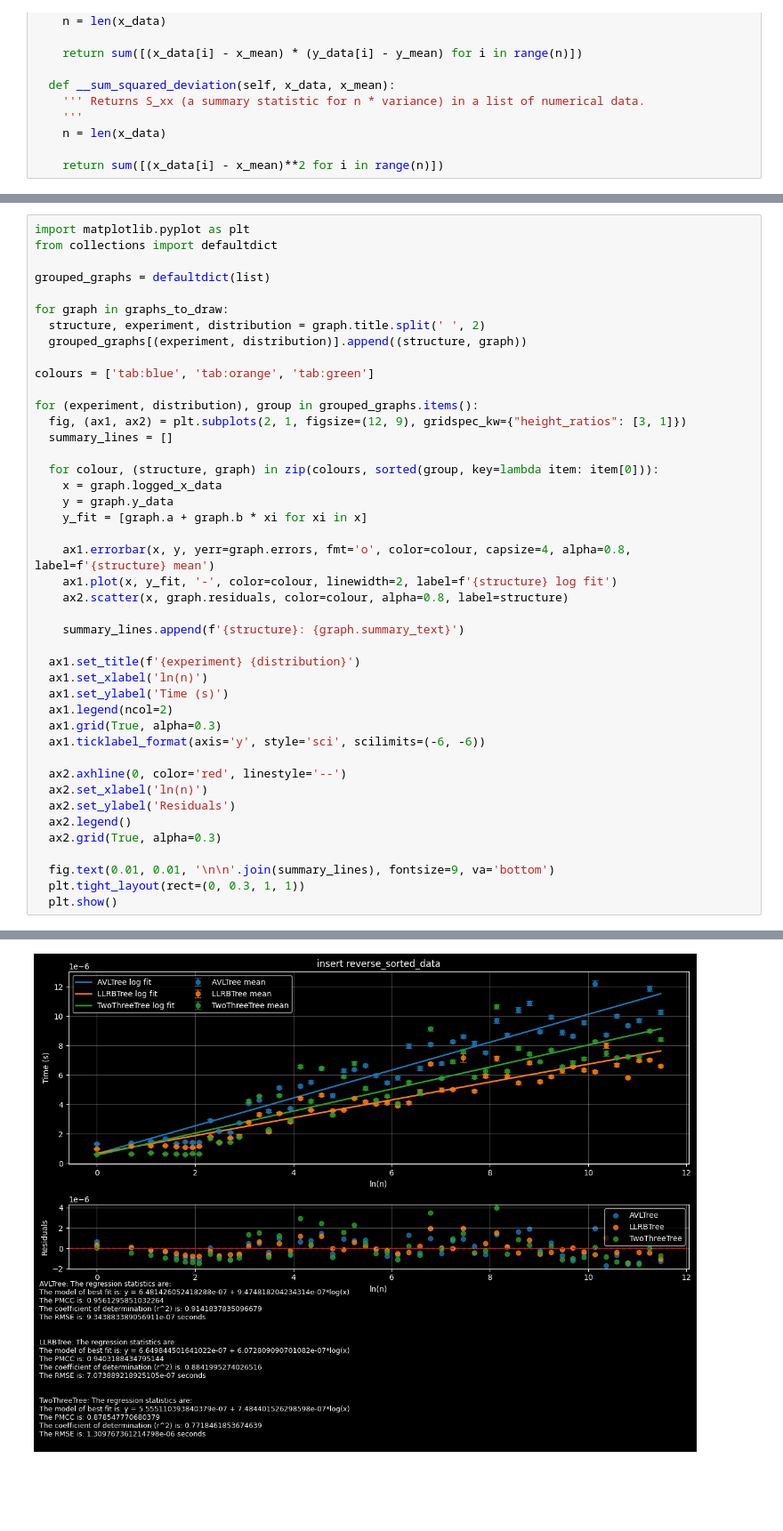
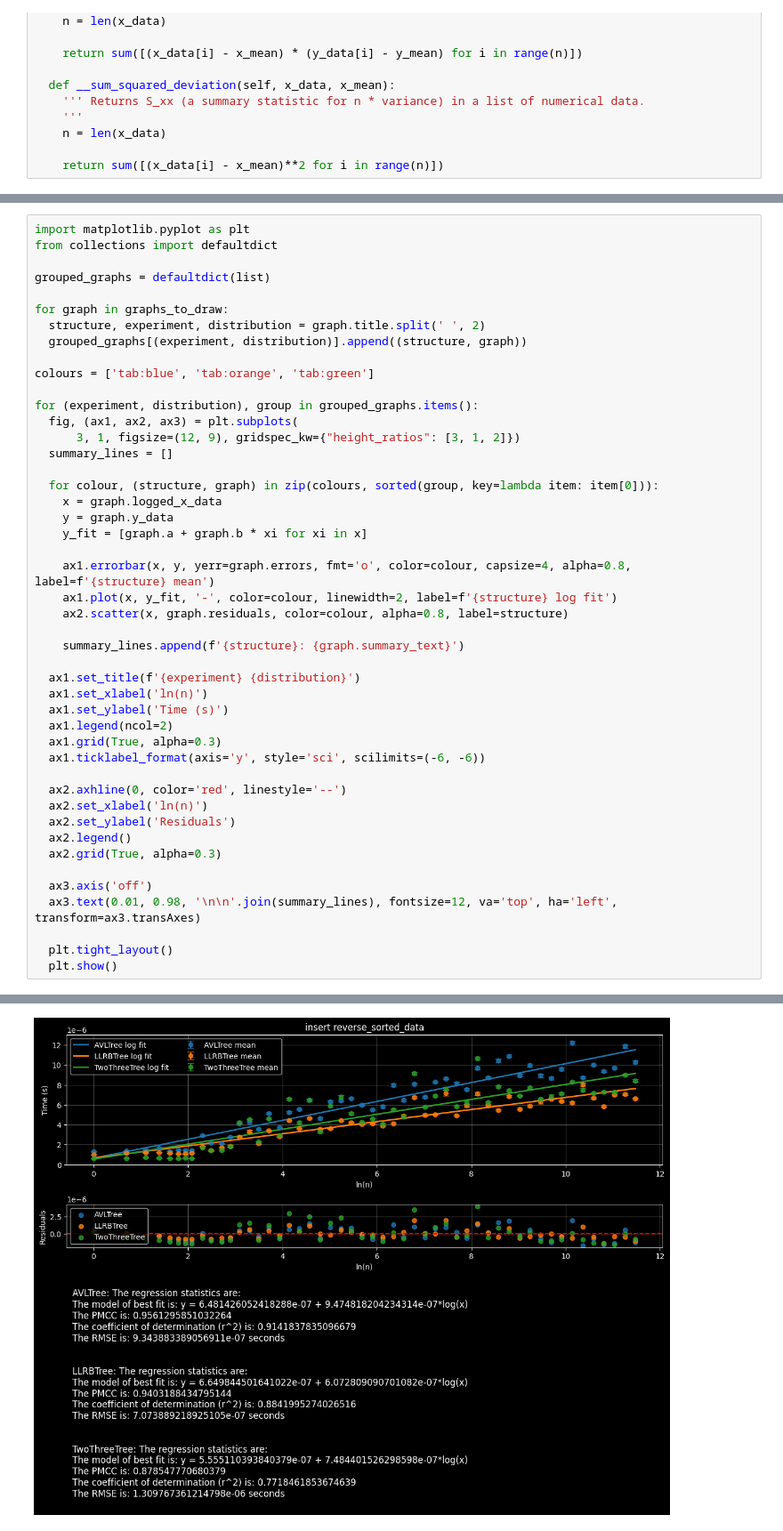
Before and after one commit to xpzhxhm/AlgorithmCoursework, a Jupyter notebook: group_XXX_COMP0005_code.ipynb, the cells around one changed output, grey strips where cells are left out. Shown at 89% size. Cells and saved outputs as stored; diff of their text form; blank space fills up the shorter version.

Commit message:
change layout of summary

```diff
--- a/group_XXX_COMP0005_code.ipynb
+++ b/group_XXX_COMP0005_code.ipynb
@@ -1291,7 +1291,8 @@ for graph in graphs_to_draw:
 colours = ['tab:blue', 'tab:orange', 'tab:green']
 
 for (experiment, distribution), group in grouped_graphs.items():
-  fig, (ax1, ax2) = plt.subplots(2, 1, figsize=(12, 9), gridspec_kw={"height_ratios": [3, 1]})
+  fig, (ax1, ax2, ax3) = plt.subplots(
+      3, 1, figsize=(12, 9), gridspec_kw={"height_ratios": [3, 1, 2]})
   summary_lines = []
 
   for colour, (structure, graph) in zip(colours, sorted(group, key=lambda item: item[0])):
@@ -1318,7 +1319,9 @@ for (experiment, distribution), group in grouped_graphs.items():
   ax2.legend()
   ax2.grid(True, alpha=0.3)
 
-  fig.text(0.01, 0.01, '\n\n'.join(summary_lines), fontsize=9, va='bottom')
-  plt.tight_layout(rect=(0, 0.3, 1, 1))
+  ax3.axis('off')
+  ax3.text(0.01, 0.98, '\n\n'.join(summary_lines), fontsize=12, va='top', ha='left', transform=ax3.transAxes)
+
+  plt.tight_layout()
   plt.show()
 # %% [output]
@@ -1334 +1337 @@ for (experiment, distribution), group in grouped_graphs.items():
-[figure, old version]
+[figure, new version]
```
Also changed, not shown: parts of 1 cell of this notebook.
